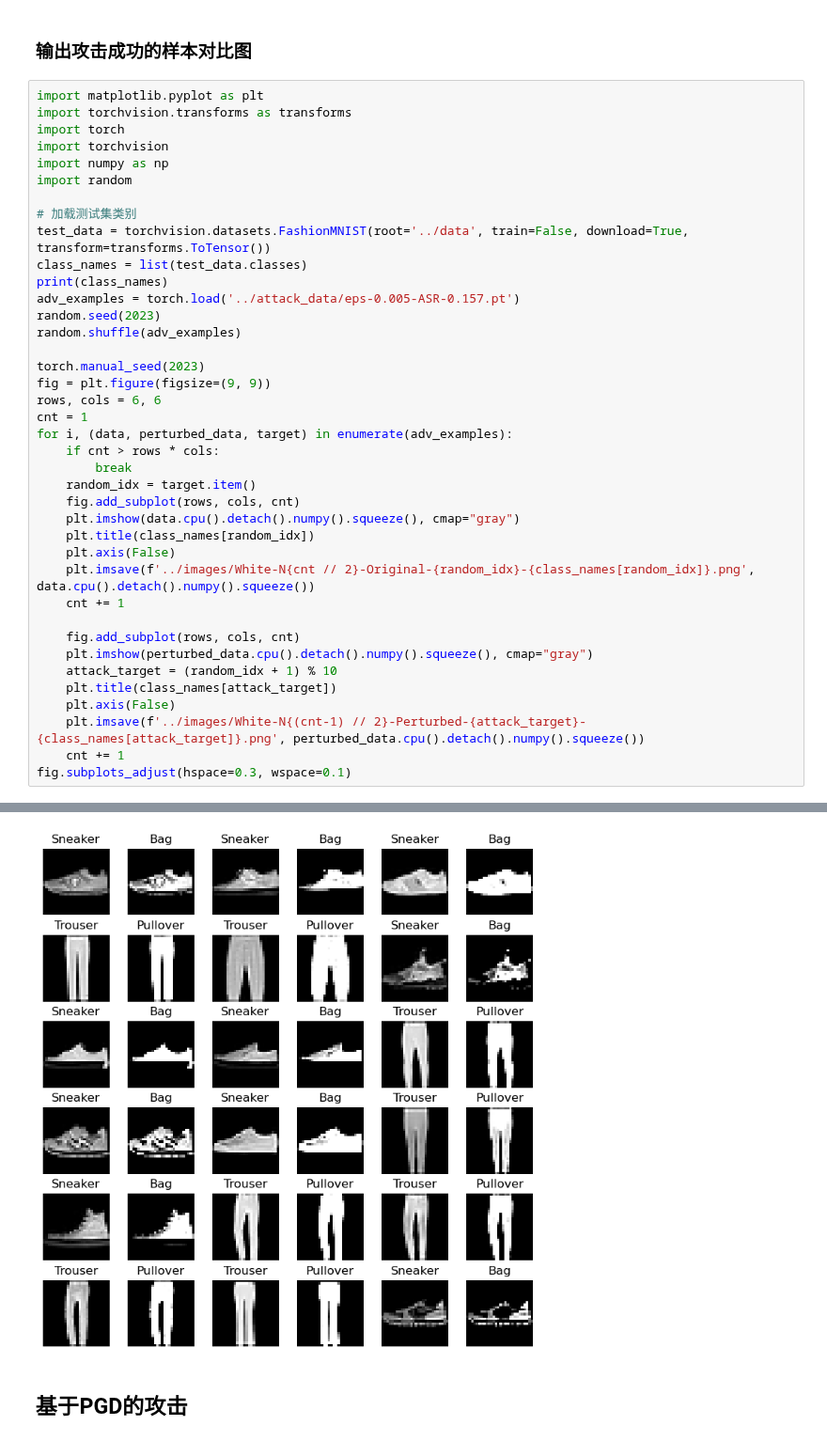
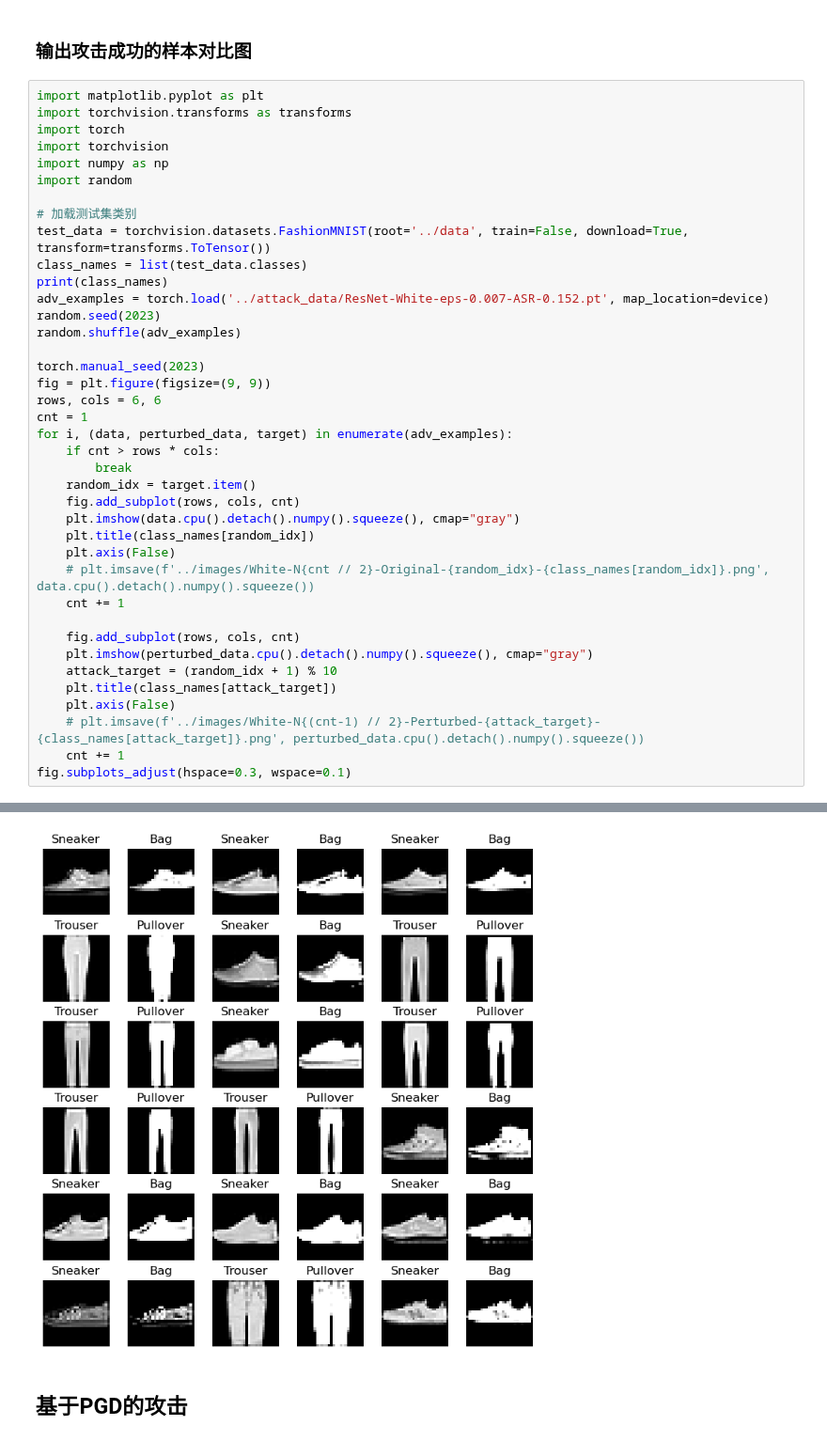
Before and after one commit to AkexStar/LiGe-DeepLearning-PKUCourse, a Jupyter notebook: homework-2/code/white-attack.ipynb, the cells around one changed output, grey strips where cells are left out. Shown at 94% size. Drawn from its saved outputs; the diff is of its cells as text.

```diff
--- a/homework-2/code/white-attack.ipynb
+++ b/homework-2/code/white-attack.ipynb
@@ -274,37 +294,37 @@ import random
 # 加载测试集类别
 test_data = torchvision.datasets.FashionMNIST(root='../data', train=False, download=True, transform=transforms.ToTensor())
 class_names = list(test_data.classes)
 print(class_names)
-adv_examples = torch.load('../attack_data/eps-0.005-ASR-0.157.pt')
+adv_examples = torch.load('../attack_data/ResNet-White-eps-0.007-ASR-0.152.pt', map_location=device)
 random.seed(2023)
 random.shuffle(adv_examples)
 
 torch.manual_seed(2023)
 fig = plt.figure(figsize=(9, 9))
 rows, cols = 6, 6
 cnt = 1
 for i, (data, perturbed_data, target) in enumerate(adv_examples):
     if cnt > rows * cols:
         break
     random_idx = target.item()
     fig.add_subplot(rows, cols, cnt)
     plt.imshow(data.cpu().detach().numpy().squeeze(), cmap="gray")
     plt.title(class_names[random_idx])
     plt.axis(False)
-    plt.imsave(f'../images/White-N{cnt // 2}-Original-{random_idx}-{class_names[random_idx]}.png', data.cpu().detach().numpy().squeeze())
+    # plt.imsave(f'../images/White-N{cnt // 2}-Original-{random_idx}-{class_names[random_idx]}.png', data.cpu().detach().numpy().squeeze())
     cnt += 1
 
     fig.add_subplot(rows, cols, cnt)
     plt.imshow(perturbed_data.cpu().detach().numpy().squeeze(), cmap="gray")
     attack_target = (random_idx + 1) % 10
     plt.title(class_names[attack_target])
     plt.axis(False)
-    plt.imsave(f'../images/White-N{(cnt-1) // 2}-Perturbed-{attack_target}-{class_names[attack_target]}.png', perturbed_data.cpu().detach().numpy().squeeze())
+    # plt.imsave(f'../images/White-N{(cnt-1) // 2}-Perturbed-{attack_target}-{class_names[attack_target]}.png', perturbed_data.cpu().detach().numpy().squeeze())
     cnt += 1
 fig.subplots_adjust(hspace=0.3, wspace=0.1)
 # %% [output]
 ['T-shirt/top', 'Trouser', 'Pullover', 'Dress', 'Coat', 'Sandal', 'Shirt', 'Sneaker', 'Bag', 'Ankle boot']
-[figure, old version]
+[figure, new version]
 # %% [markdown]
 ## 基于PGD的攻击
 # %%
```
Also changed, not shown: parts of 1 cell of this notebook, 28 other files.
